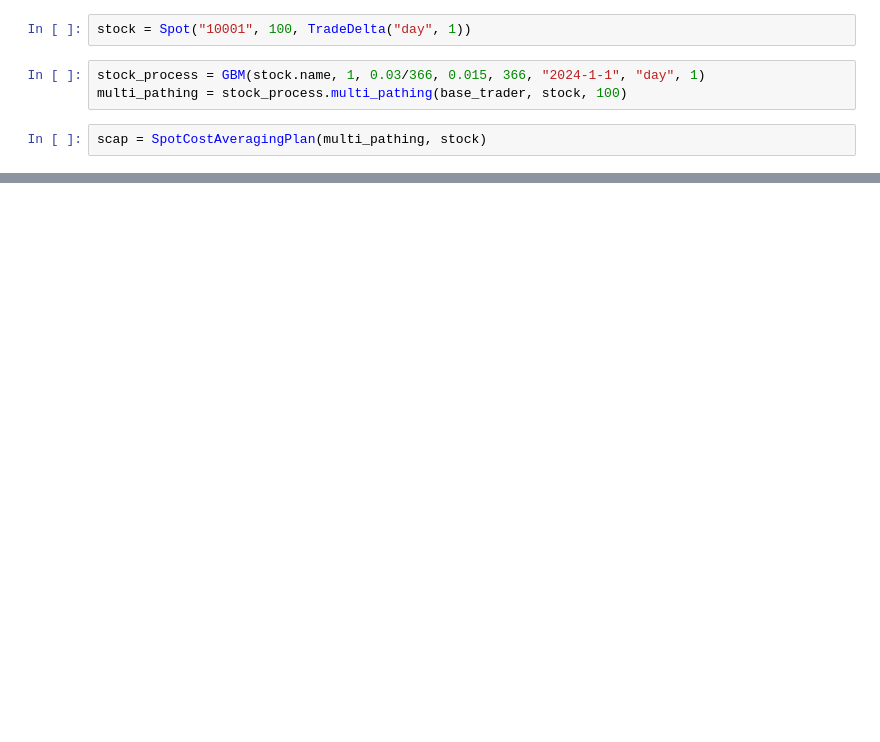
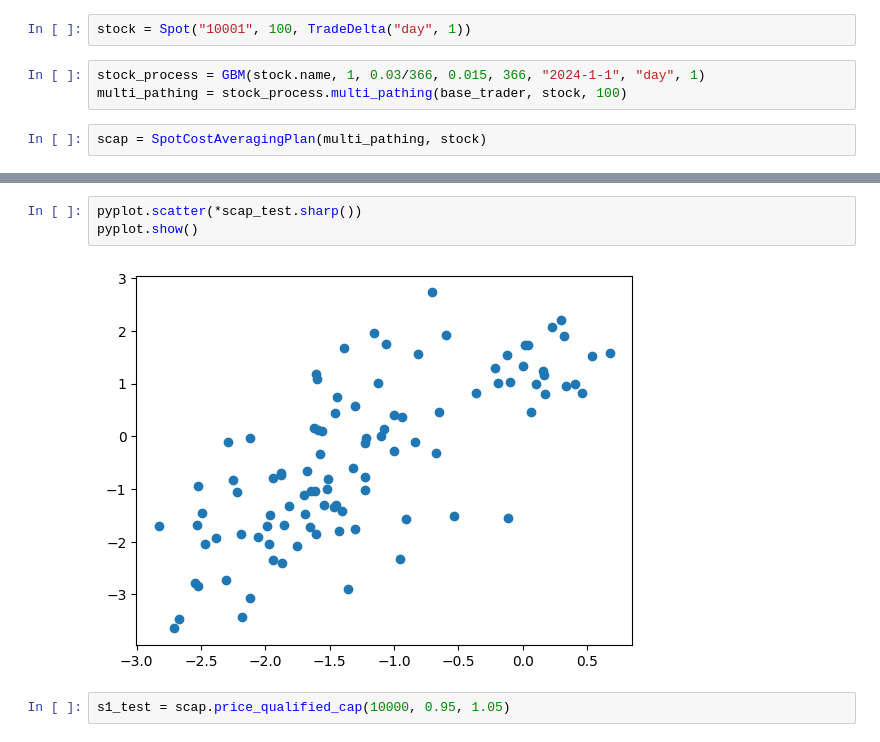
Before and after one commit to Sy-Sang/finance_utils, a Jupyter notebook: finance_utils/asset/spot/nb/nb3.ipynb, the cells around one changed output, grey strips where cells are left out. Cells and saved outputs as stored; diff of their text form; blank space fills up the shorter version.

```diff
--- a/finance_utils/asset/spot/nb/nb3.ipynb
+++ b/finance_utils/asset/spot/nb/nb3.ipynb
@@ -42,0 +48,7 @@ pyplot.show()
+# %%
+pyplot.scatter(*scap_test.sharp())
+pyplot.show()
+# %% [output]
+[figure, added]
+# %%
+s1_test = scap.price_qualified_cap(10000, 0.95, 1.05)
```
Also changed, not shown: parts of 8 cells of this notebook, 2 other files.
